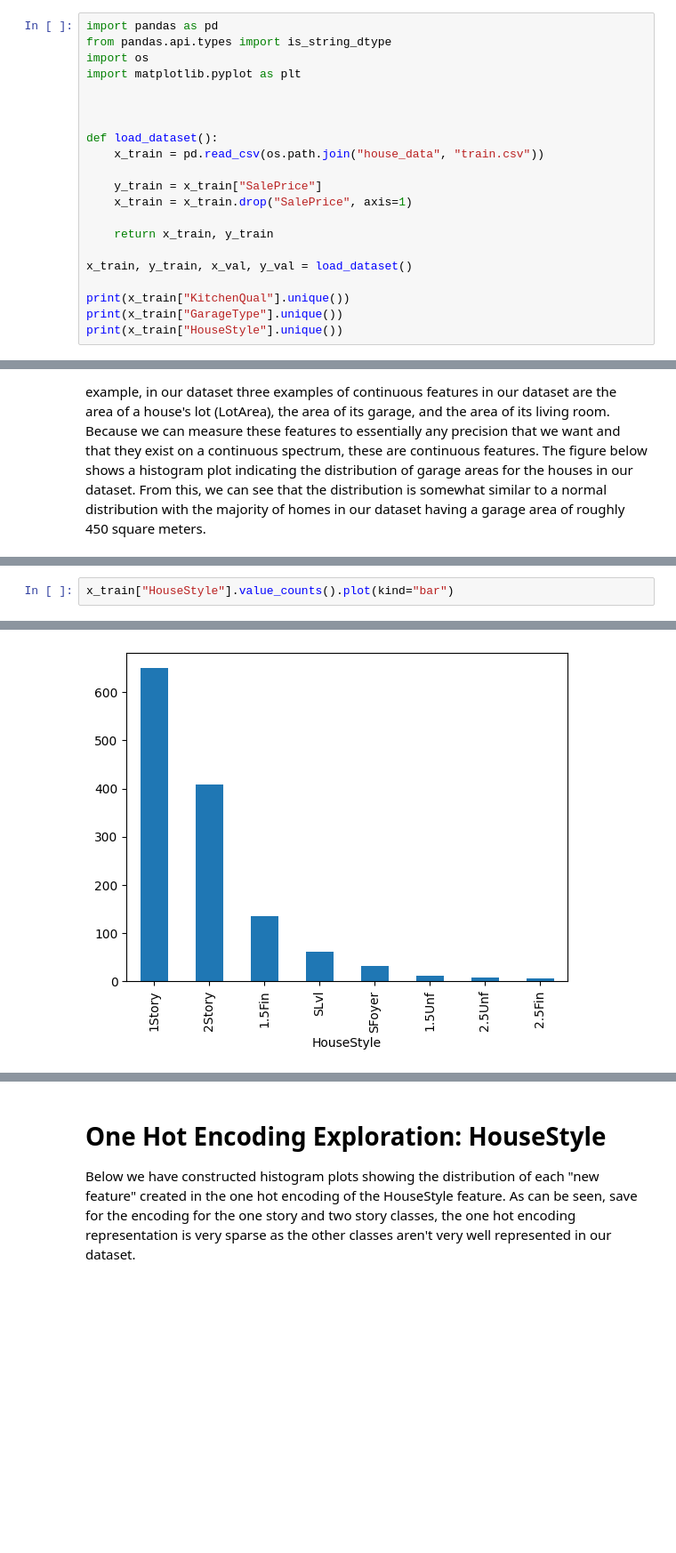
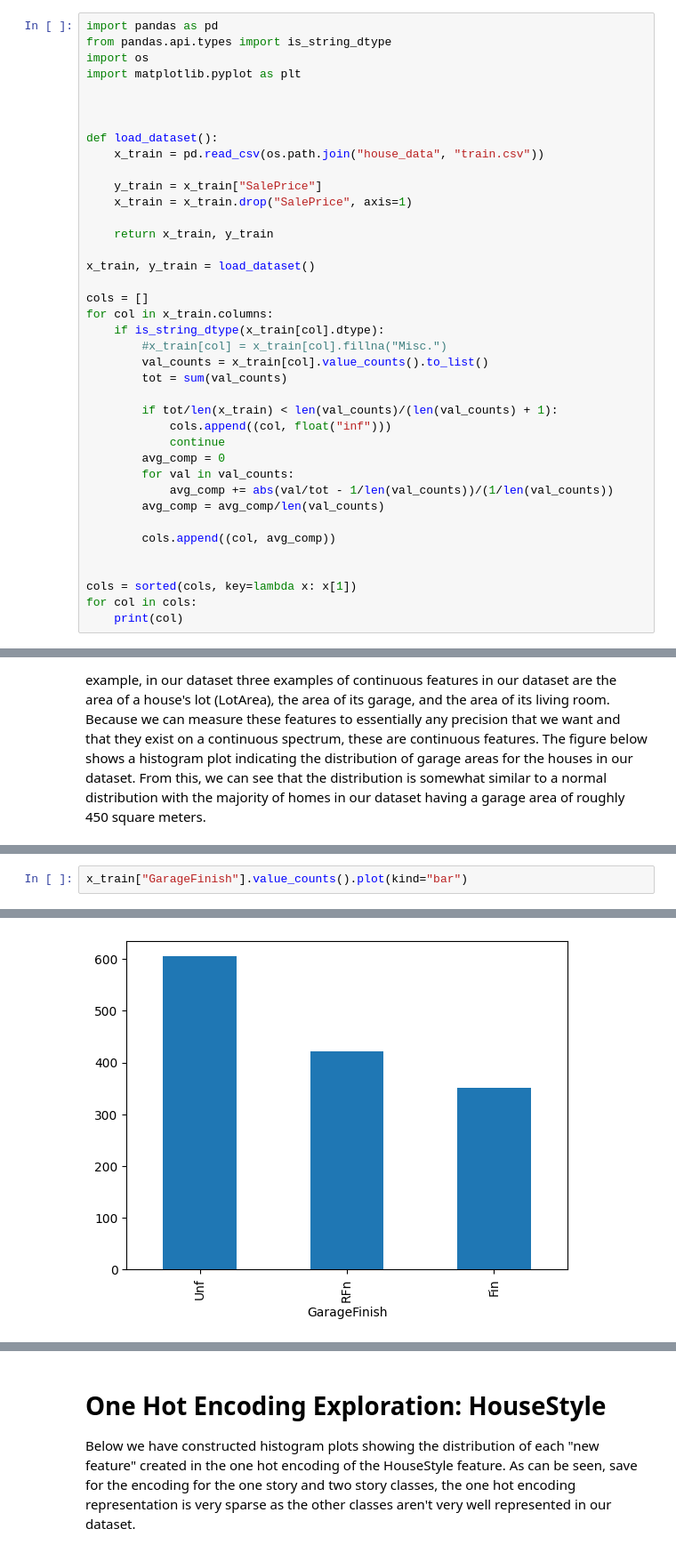
Before and after one commit to fkhan000/AML-HW, a Jupyter notebook: HW1/house.ipynb, the cells around one changed output, grey strips where cells are left out. Shown at 89% size. Drawn from its saved outputs; the diff is of its cells as text; blank space fills up the shorter version.

```diff
--- a/HW1/house.ipynb
+++ b/HW1/house.ipynb
@@ -14,9 +14,27 @@ def load_dataset():
 
     return x_train, y_train
 
-x_train, y_train, x_val, y_val = load_dataset()
+x_train, y_train = load_dataset()
 
-print(x_train["KitchenQual"].unique())
-print(x_train["GarageType"].unique())
-print(x_train["HouseStyle"].unique())
+cols = []
+for col in x_train.columns:
+    if is_string_dtype(x_train[col].dtype):
+        #x_train[col] = x_train[col].fillna("Misc.")
+        val_counts = x_train[col].value_counts().to_list()
+        tot = sum(val_counts)
+
+        if tot/len(x_train) < len(val_counts)/(len(val_counts) + 1):
+            cols.append((col, float("inf")))
+            continue
+        avg_comp = 0
+        for val in val_counts:
+            avg_comp += abs(val/tot - 1/len(val_counts))/(1/len(val_counts))
+        avg_comp = avg_comp/len(val_counts)
+
+        cols.append((col, avg_comp))
+
+
+cols = sorted(cols, key=lambda x: x[1])
+for col in cols:
+    print(col)
 # %% [output]
@@ -42,3 +74,3 @@ Discrete features are features that can only assume a finite set of values that
 # %%
-x_train["HouseStyle"].value_counts().plot(kind="bar")
+x_train["GarageFinish"].value_counts().plot(kind="bar")
 # %% [output]
@@ -46 +78 @@ x_train["HouseStyle"].value_counts().plot(kind="bar")
-[figure, old version]
+[figure, new version]
```
Also changed, not shown: parts of 9 cells of this notebook, 1 other file.
